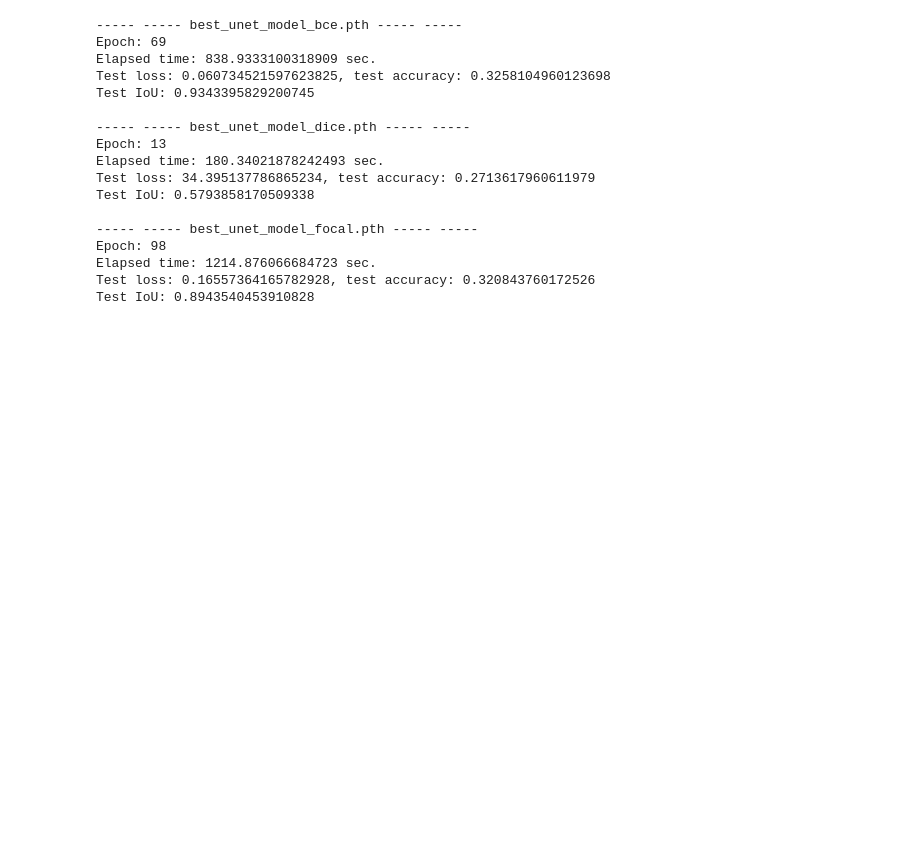
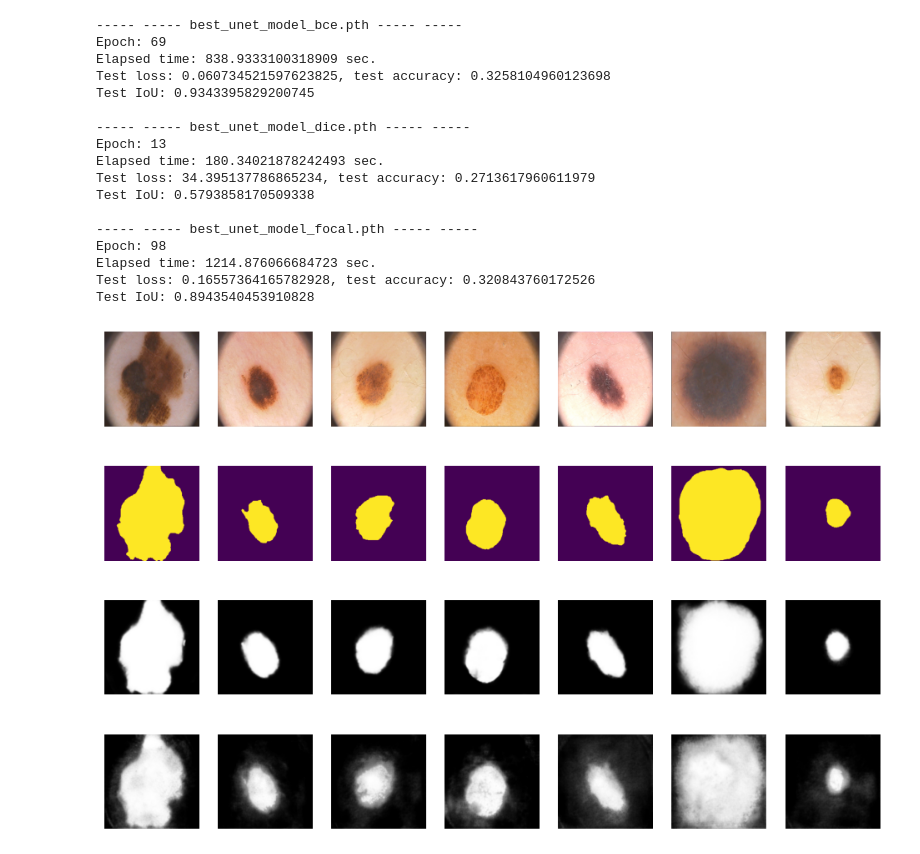
Before and after one commit to Figishe/DeepLearningSchool_part_1_ml_cv, a Jupyter notebook: week_08_semantic_segmentation/Homework/hw_6_semantic_segmentation.ipynb, the cells around one changed output. Drawn from its saved outputs; the diff is of its cells as text; code cells hidden in the pictures; blank space fills up the shorter version.

```diff
--- a/week_08_semantic_segmentation/Homework/hw_6_semantic_segmentation.ipynb
+++ b/week_08_semantic_segmentation/Homework/hw_6_semantic_segmentation.ipynb
@@ -1653,3 +1653,49 @@ Epoch: 98
 Elapsed time: 1214.876066684723 sec.
 Test loss: 0.16557364165782928, test accuracy: 0.320843760172526
 Test IoU: 0.8943540453910828
+# %%
+import matplotlib.pyplot as plt
+from IPython.display import clear_output
+
+def eval_using_cp(cp, model, X):
+    checkpoint = torch.load(cp, map_location=DEVICE)
+    model = model().to(DEVICE)
+    model.load_state_dict(checkpoint["model_state"])
+    model.eval()
+    with torch.no_grad():
+        preds = model(X.to(DEVICE))
+        preds = torch.sigmoid(preds).cpu().numpy()
+    return preds
+
+X_tensor = torch.from_numpy(X[ts]).permute(0, 3, 1, 2).float()
+preds_unet_bce = eval_using_cp('best_unet_model_bce.pth', model=UNet, X=X_tensor)
+preds_segnet_focal = eval_using_cp('best_focal_model.pth', model=SegNet, X=X_tensor)
+
+PICS = 7
+
+plt.figure(figsize=(12, 8))
+for i in range(PICS):
+    x = X[ts][i]
+    y = Y[ts][i]
+
+    plt.subplot(4, PICS, i+1)
+    plt.axis("off")
+    plt.imshow(x)
+
+    plt.subplot(4, PICS, i+1+PICS)
+    plt.axis("off")
+    plt.imshow(y)
+
+    plt.subplot(4, PICS, i + 1 + 2*PICS)
+    plt.axis("off")
+    plt.imshow(preds_unet_bce[i, 0], cmap="gray")
+
+    plt.subplot(4, PICS, i + 1 + 3*PICS)
+    plt.axis("off")
+    plt.imshow(preds_segnet_focal[i, 0], cmap="gray")
+
+plt.show()
+
+cleanup_models()
+# %% [output]
+[figure, added]
```
